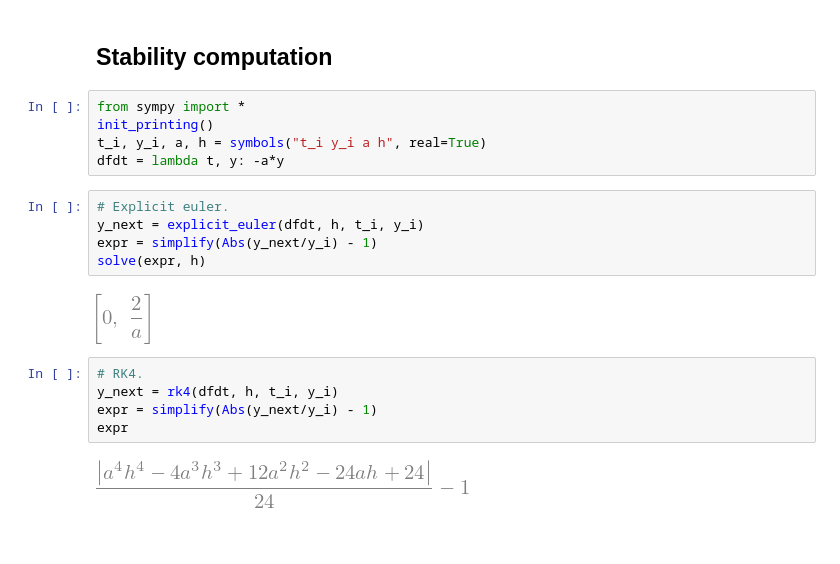
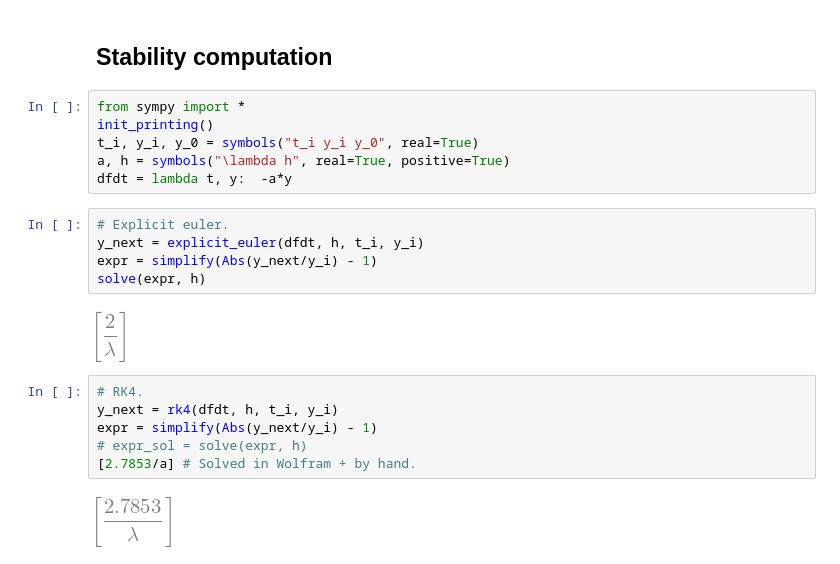
Before and after one commit to bleaktwig/dc-optimization-utils, a Jupyter notebook: stability_analysis/stability_analysis.ipynb, the cells around one changed output. Cells and saved outputs as stored; diff of their text form; blank space fills up the shorter version.

```diff
--- a/stability_analysis/stability_analysis.ipynb
+++ b/stability_analysis/stability_analysis.ipynb
@@ -25,19 +52,21 @@ def abm4(dydt, dydt_2, dydt_1, dydt_0, h, t_3, y_2):
 # %%
 from sympy import *
 init_printing()
-t_i, y_i, a, h = symbols("t_i y_i a h", real=True)
-dfdt = lambda t, y: -a*y
+t_i, y_i, y_0 = symbols("t_i y_i y_0", real=True)
+a, h = symbols("\lambda h", real=True, positive=True)
+dfdt = lambda t, y:  -a*y
 # %%
 # Explicit euler.
 y_next = explicit_euler(dfdt, h, t_i, y_i)
 expr = simplify(Abs(y_next/y_i) - 1)
 solve(expr, h)
 # %% [output]
-[figure, old version]
+[figure, new version]
 # %%
 # RK4.
 y_next = rk4(dfdt, h, t_i, y_i)
 expr = simplify(Abs(y_next/y_i) - 1)
-expr
+# expr_sol = solve(expr, h)
+[2.7853/a] # Solved in Wolfram + by hand.
 # %% [output]
-[figure, old version]
+[figure, new version]
```
Also changed, not shown: parts of 13 cells of this notebook.
